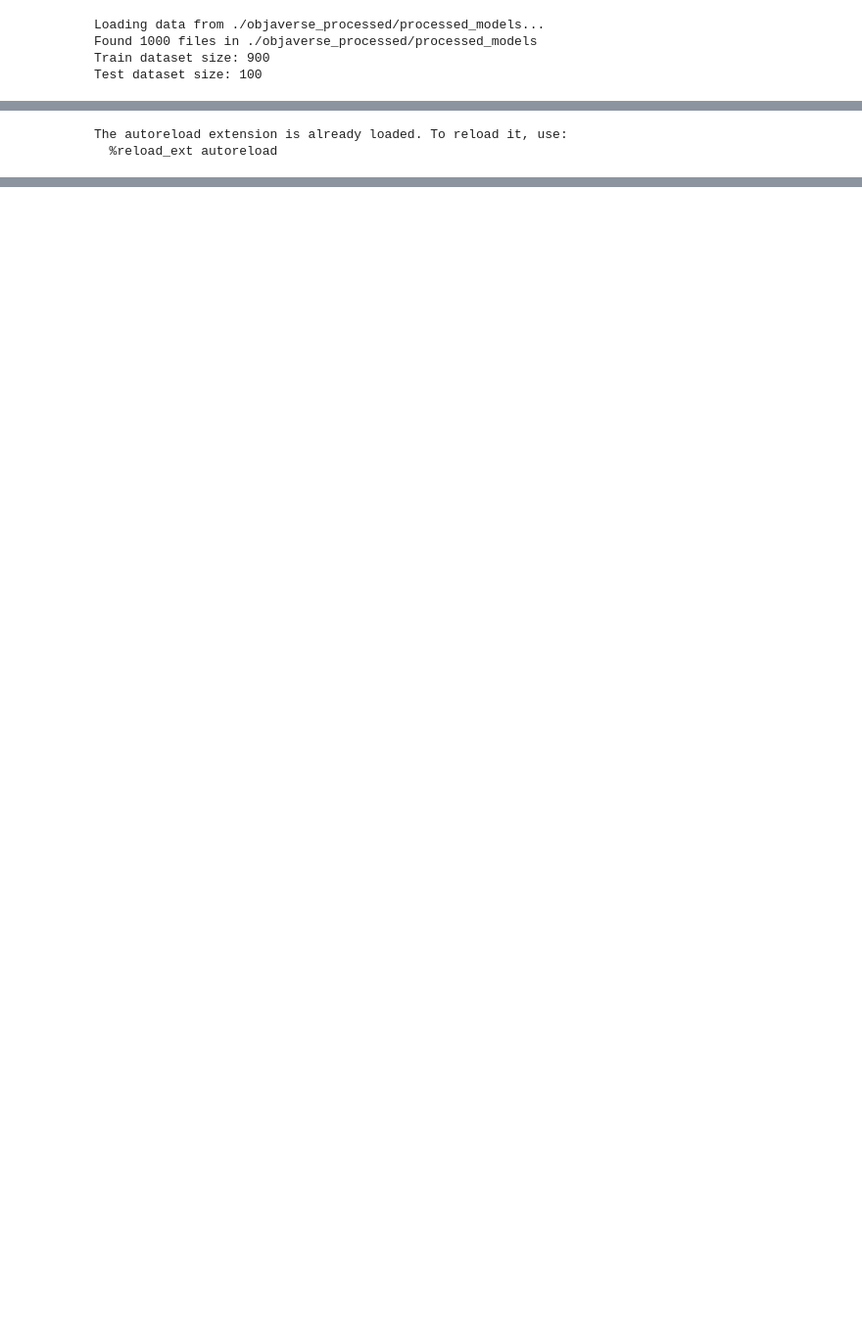
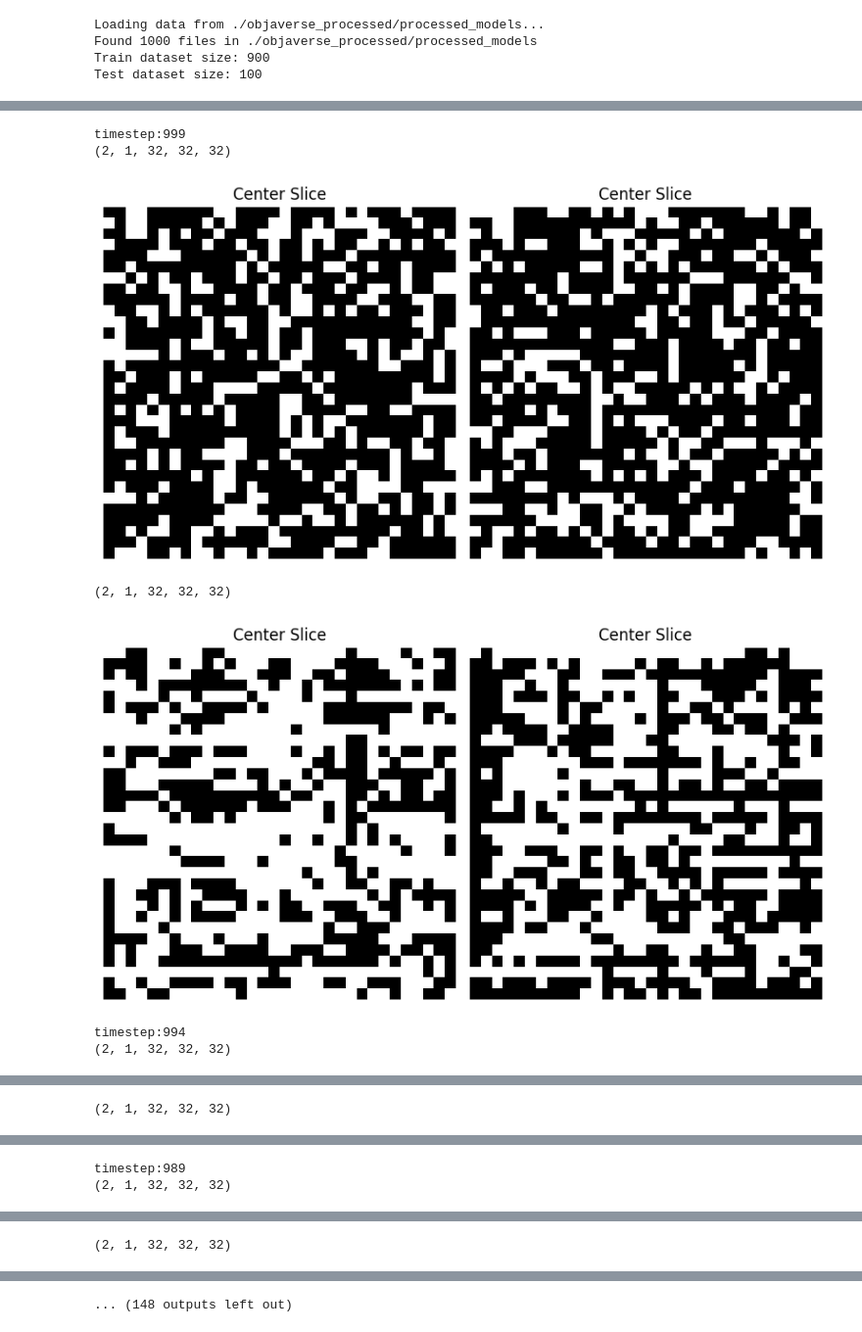
Before and after one commit to PeterAMassih/3D-BlockGen, a Jupyter notebook: run.ipynb, the cells around one changed output, grey strips where cells are left out. Shown at 98% size. Drawn from its saved outputs; the diff is of its cells as text; code cells hidden in the pictures; blank space fills up the shorter version.

```diff
--- a/run.ipynb
+++ b/run.ipynb
@@ -91,10 +102,29 @@ plt.show()
 # %%
 from inference import DiffusionInference3D
+from diffusers import DDIMScheduler
 
-inference = DiffusionInference3D(diffusion_model, diffusion_model.noise_scheduler, device=device)
-samples = inference.sample(num_samples=4, image_size=(32, 32, 32))
+
+diffusion_model = DiffusionModel3D(model, num_timesteps=1000)
+
+diffusion_model.load_state_dict(torch.load("./best_model.pth"))
+
+diffusion_model.to(device)
+
+noise_scheduler = DDIMScheduler.from_config(diffusion_model.noise_scheduler.config, timestep_spacing="trailing")
+
+inference = DiffusionInference3D(diffusion_model, noise_scheduler, device=device)
+samples = inference.sample_ddim(num_samples=2, image_size=(32, 32, 32), num_inference_steps = 200, intermediate_visualisation=True)
+
+
+#inference = DiffusionInference3D(diffusion_model, diffusion_model.noise_scheduler, device=device)
+#samples = inference.sample(num_samples=2, image_size=(32, 32, 32), intermediate_visualisation=True)
 
 inference.visualize_samples(samples, threshold=0.5)
 # %% [output]
-The autoreload extension is already loaded. To reload it, use:
-  %reload_ext autoreload
+timestep:999
+(2, 1, 32, 32, 32)
+[figure, added]
+(2, 1, 32, 32, 32)
+[figure, added]
+timestep:994
+(2, 1, 32, 32, 32)
@@ -100,0 +132 @@ The autoreload extension is already loaded. To reload it, use:
+(2, 1, 32, 32, 32)
@@ -100,0 +134,2 @@ The autoreload extension is already loaded. To reload it, use:
+timestep:989
+(2, 1, 32, 32, 32)
@@ -100,0 +137 @@ The autoreload extension is already loaded. To reload it, use:
+(2, 1, 32, 32, 32)
@@ -100,0 +139 @@ The autoreload extension is already loaded. To reload it, use:
+... (148 outputs left out)
```
Also changed, not shown: parts of 6 cells of this notebook, 2 other files.
